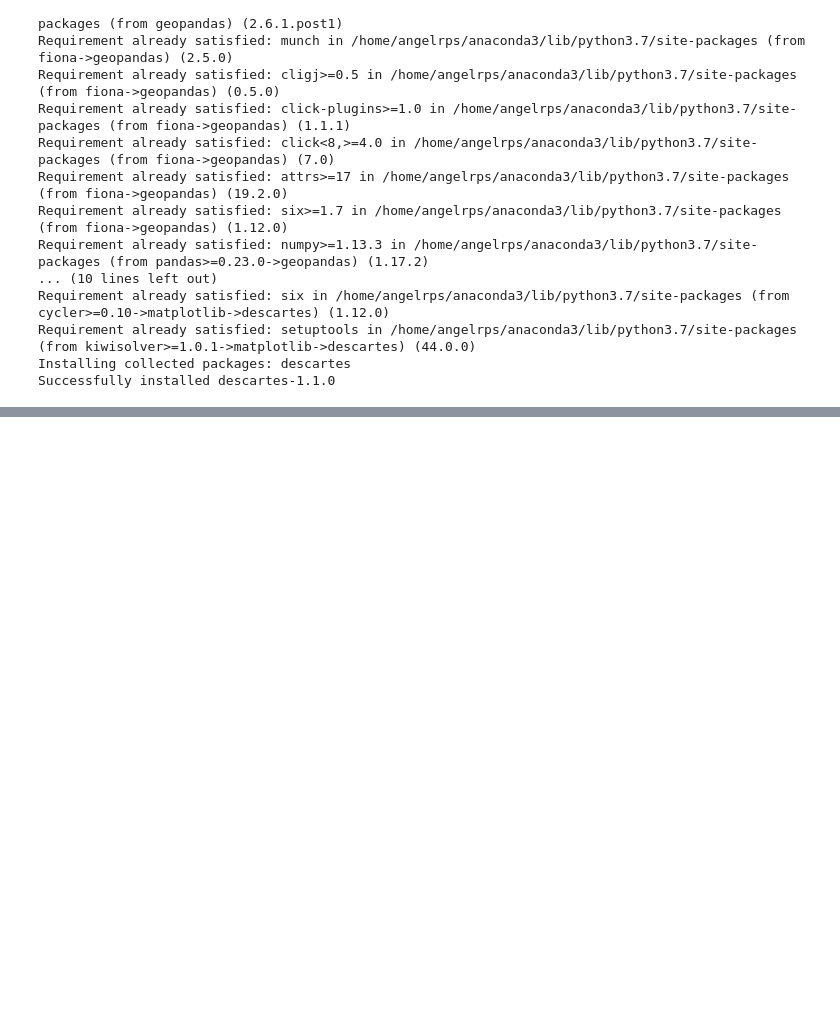
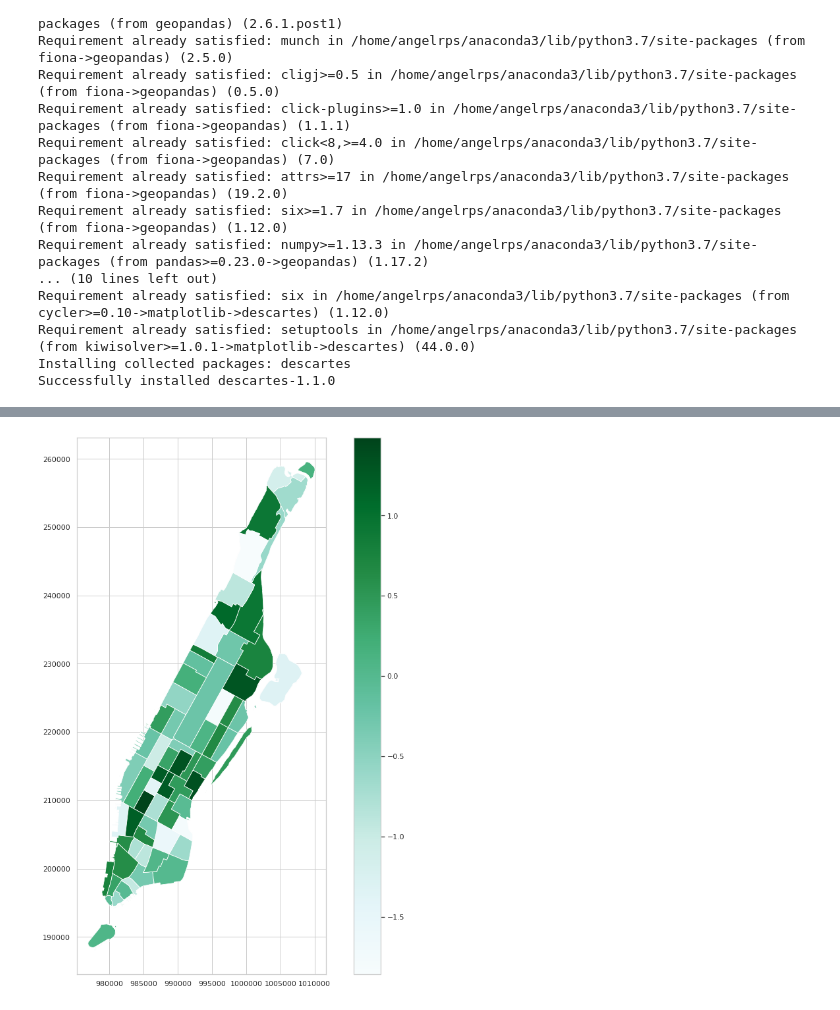
Before and after one commit to angelrps/MasterDataScience_FinalProject, a Jupyter notebook: notebooks/FrontEnd_01.ipynb, the cells around one changed output, grey strips where cells are left out. Saved outputs shown, nothing was run; the diff lists cells and outputs as text; code cells hidden in the pictures; blank space fills up the shorter version.

```diff
--- a/notebooks/FrontEnd_01.ipynb
+++ b/notebooks/FrontEnd_01.ipynb
@@ -84,0 +115,9 @@ map_df2.plot()
+# %%
+data = pd.DataFrame({'RandVariable':np.random.randn(67)})
+
+map_df2.reset_index(inplace=True, drop=True)
+data.reset_index(inplace=True, drop=True)
+print(map_df2.shape, data.shape)
+display(map_df2.head(2), data.head(2))
+map_df2 = map_df2.join(data)
+map_df2.head()
@@ -84,0 +138,14 @@ map_df2.plot()
+# %%
+# set the range for the choropleth
+vmin, vmax = data.min(), data.max()# create figure and axes for Matplotlib
+fig, ax = plt.subplots(1, figsize=(15, 15))
+
+map_df2.plot(column='RandVariable', cmap='BuGn', linewidth=0.8, ax=ax, edgecolor='1')
+
+# Create colorbar as a legend
+colorBar = plt.cm.ScalarMappable(cmap='BuGn', norm=plt.Normalize(vmin=vmin, vmax=vmax))
+
+# add the colorbar to the figure
+cbar = fig.colorbar(colorBar)
+# %% [output]
+[figure, added]
```
Also changed, not shown: parts of 7 cells of this notebook.
